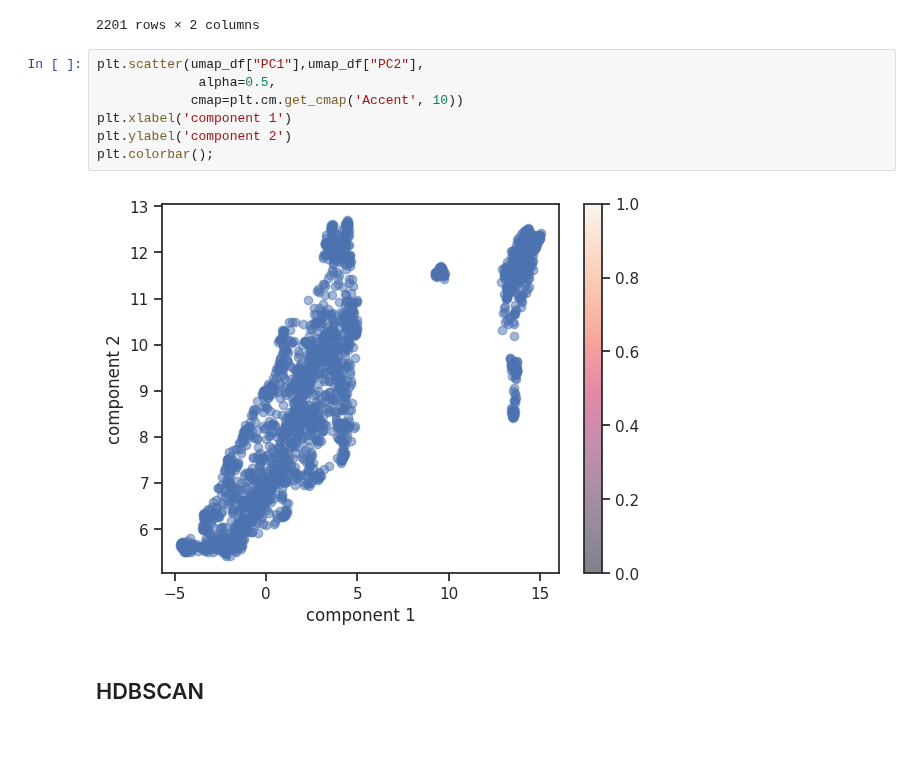
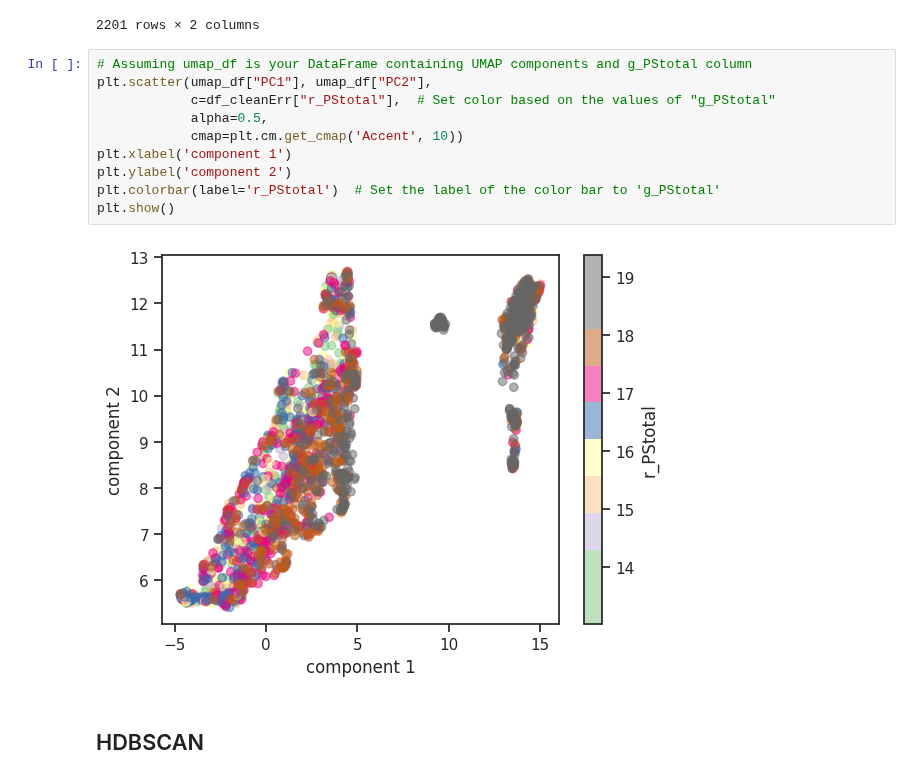
Before and after one commit to AngelGSoto/halpha-splusdr4, a Jupyter notebook: notebooks/ML-Halpha.ipynb, the cells around one changed output. Saved outputs shown, nothing was run; the diff lists cells and outputs as text; blank space fills up the shorter version.

```diff
--- a/notebooks/ML-Halpha.ipynb
+++ b/notebooks/ML-Halpha.ipynb
@@ -291,14 +291,17 @@ umap_df
 | 2200 | 13.391682 | 11.904006 |
 2201 rows × 2 columns
 # %%
-plt.scatter(umap_df["PC1"],umap_df["PC2"],
-             alpha=0.5,
+# Assuming umap_df is your DataFrame containing UMAP components and g_PStotal column
+plt.scatter(umap_df["PC1"], umap_df["PC2"],
+            c=df_cleanErr["r_PStotal"],  # Set color based on the values of "g_PStotal"
+            alpha=0.5,
             cmap=plt.cm.get_cmap('Accent', 10))
 plt.xlabel('component 1')
 plt.ylabel('component 2')
-plt.colorbar();
+plt.colorbar(label='r_PStotal')  # Set the label of the color bar to 'g_PStotal'
+plt.show()
 # %% [output]
-[figure, old version]
+[figure, new version]
 # %% [markdown]
 ## HDBSCAN
 # %% [markdown]
```
